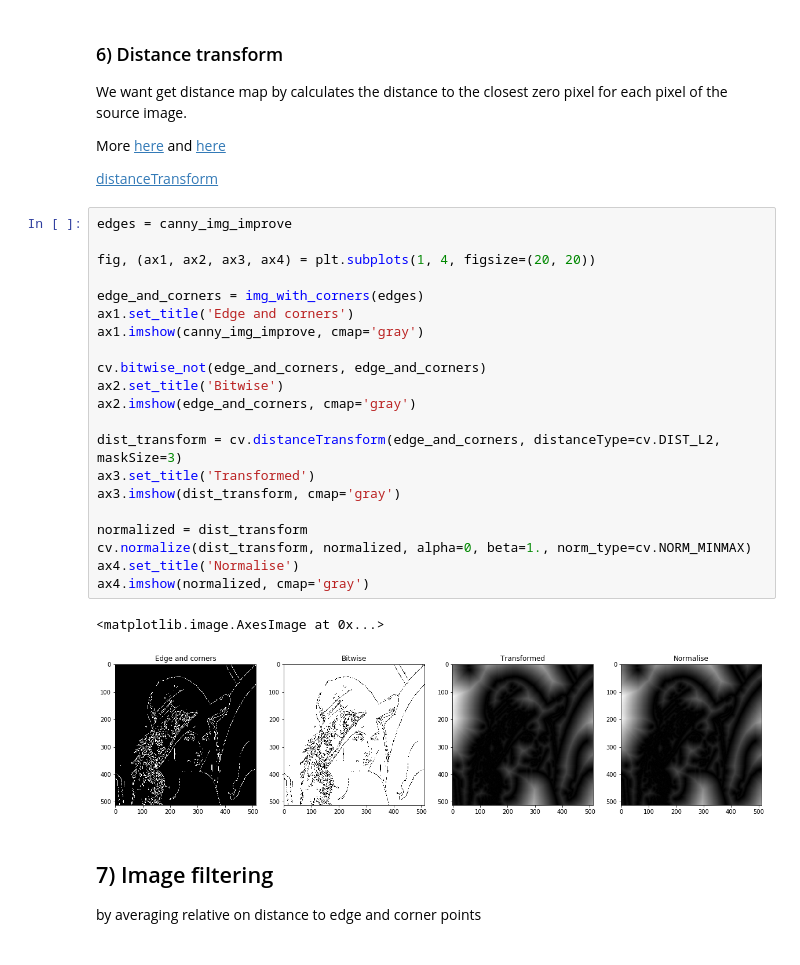
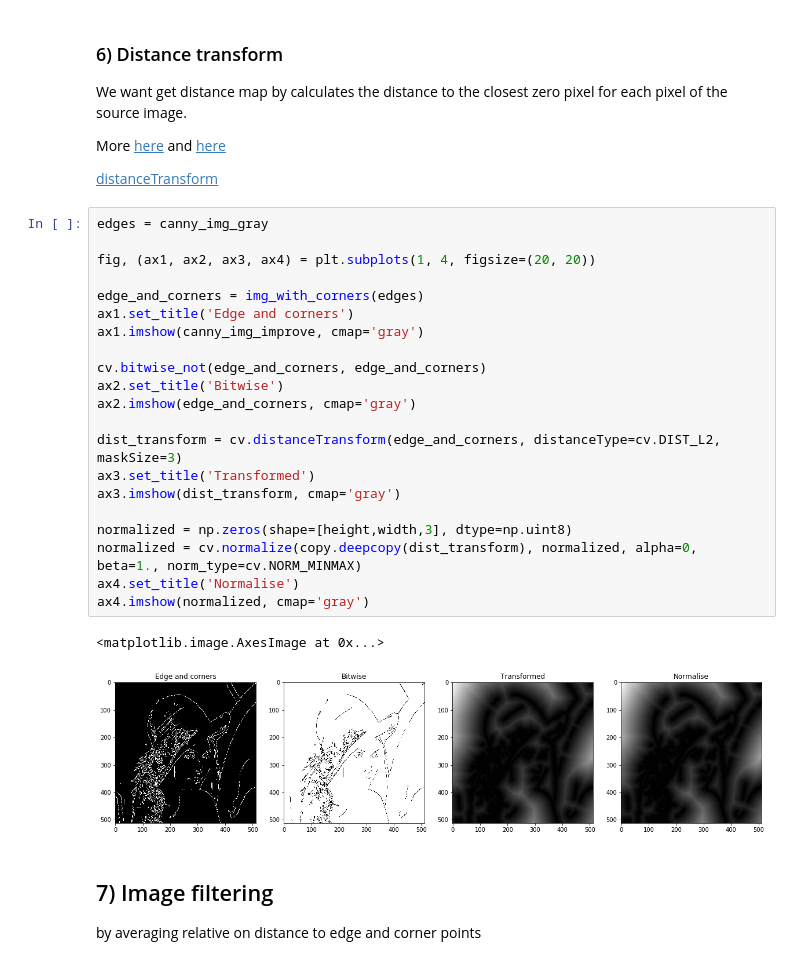
Before and after one commit to DaniilRoman/corners_detection, a Jupyter notebook: OpenCV.ipynb, the cells around one changed output. Cells and saved outputs as stored; diff of their text form.

```diff
--- a/OpenCV.ipynb
+++ b/OpenCV.ipynb
@@ -115,29 +115,29 @@ More [here](https://www.tutorialspoint.com/opencv/opencv_distance_transformation
 
 [distanceTransform](https://docs.opencv.org/3.4/d7/d1b/group__imgproc__misc.html#ga8a0b7fdfcb7a13dde018988ba3a43042)
 # %%
-edges = canny_img_improve
+edges = canny_img_gray
 
 fig, (ax1, ax2, ax3, ax4) = plt.subplots(1, 4, figsize=(20, 20))
 
 edge_and_corners = img_with_corners(edges)
 ax1.set_title('Edge and corners')
 ax1.imshow(canny_img_improve, cmap='gray')
 
 cv.bitwise_not(edge_and_corners, edge_and_corners)
 ax2.set_title('Bitwise')
 ax2.imshow(edge_and_corners, cmap='gray')
 
 dist_transform = cv.distanceTransform(edge_and_corners, distanceType=cv.DIST_L2, maskSize=3)
 ax3.set_title('Transformed')
 ax3.imshow(dist_transform, cmap='gray')
 
-normalized = dist_transform
-cv.normalize(dist_transform, normalized, alpha=0, beta=1., norm_type=cv.NORM_MINMAX)
+normalized = np.zeros(shape=[height,width,3], dtype=np.uint8)
+normalized = cv.normalize(copy.deepcopy(dist_transform), normalized, alpha=0, beta=1., norm_type=cv.NORM_MINMAX)
 ax4.set_title('Normalise')
 ax4.imshow(normalized, cmap='gray')
 # %% [output]
 <matplotlib.image.AxesImage at 0x...>
-[figure, old version]
+[figure, new version]
 # %% [markdown]
 ## 7) Image filtering
 
```
Also changed, not shown: parts of 4 cells of this notebook.
